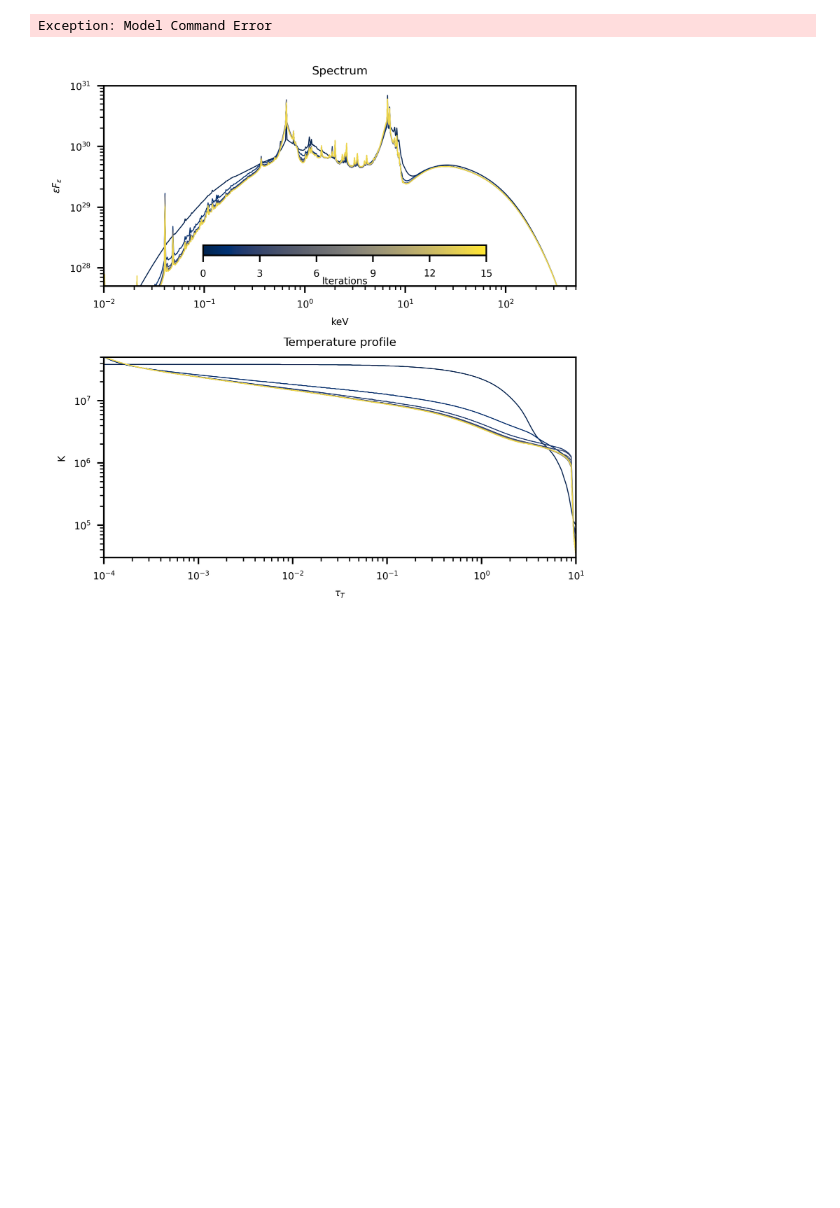
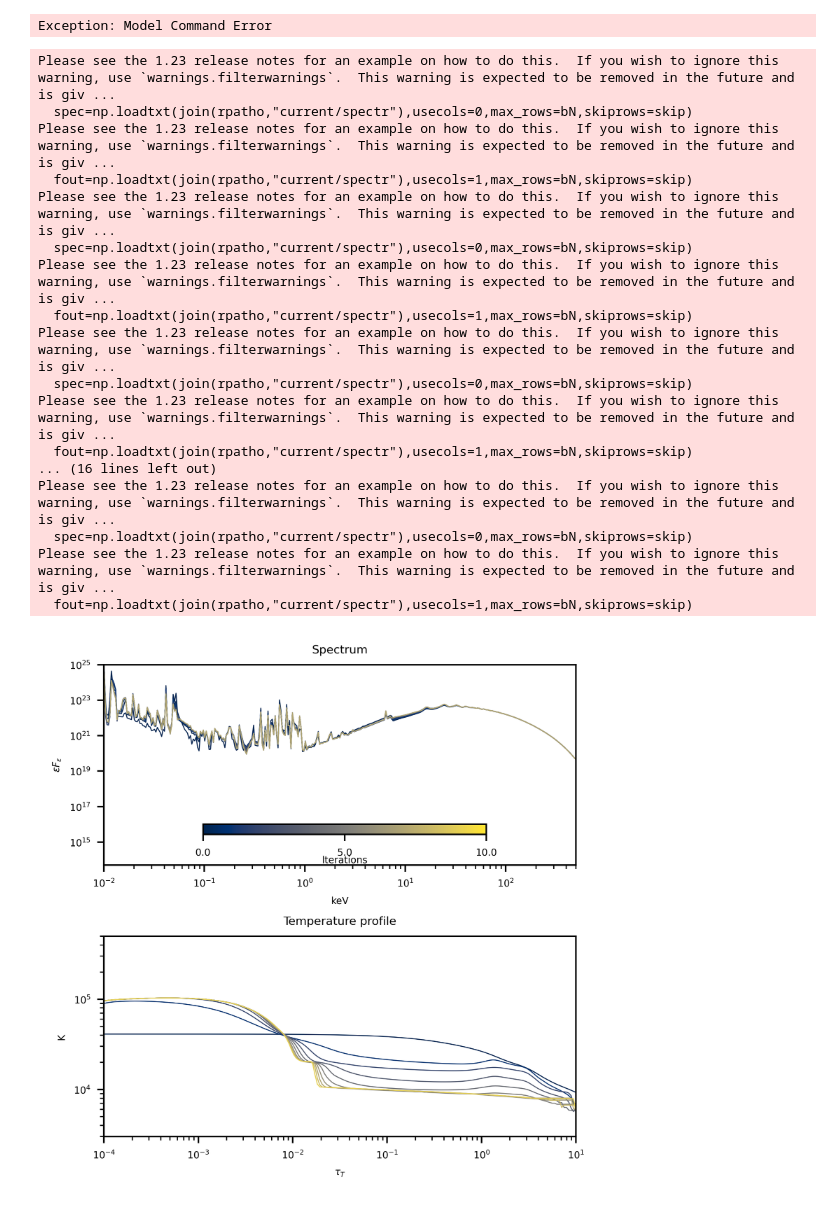
Before and after one commit to yuanzeding/XILLVER_HDtestset, a Jupyter notebook: mytest.ipynb, the cells around one changed output. Saved outputs shown, nothing was run; the diff lists cells and outputs as text; code cells hidden in the pictures; blank space fills up the shorter version.

```diff
--- a/mytest.ipynb
+++ b/mytest.ipynb
@@ -672,10 +1100,11 @@ plt.style.available
 #plt.style.use(["science"])
 cmap = matplotlib.cm.get_cmap('cividis')
 
-datype="n20_logxi_3"
+datype="n15_logxi_1"
 bN=1000
-ixmax=15
-rpatho=join("/disk/bifrost/yuanze/xillver_res/xillver3.5/tbb1",datype+"_bin1000")
+ixmax=10
+#rpatho=join("/disk/bifrost/yuanze/xillver_res/xillver3.5/tbb1",datype+"_re")
+rpatho=join("/disk/bifrost/yuanze/xillver_res/ktbb1",datype)
 eV=1.602e-12
 kb=1.3807e-16
 
@@ -714,35 +1143,52 @@ axins0 = inset_axes(axs[0],
                     bbox_transform=axs[0].transAxes)
 #axins1 = inset_axes(axs[1],
                     #width="60%",  # width = 50% of parent_bbox width
                     #height="5%",  # height : 5%
                     #loc='upper left',
                     #bbox_to_anchor=(0.2,0.0,1,1),
                     #bbox_transform=axs[1].transAxes)
 
-cbar=plt.colorbar(sm, ticks=np.linspace(0,1,6),orientation="horizontal",cax=axins0)
+cbar=plt.colorbar(sm, ticks=np.linspace(0,1,3),orientation="horizontal",cax=axins0)
 cbar.set_label(label="Iterations", labelpad=-1)
-cbar.ax.set_xticklabels(['0','3','6','9','12','15'])
+cbar.ax.set_xticklabels(np.linspace(0,ixmax,3,dtype=str))
 #plt.colorbar(sm, ticks=np.linspace(0,15,5),format='%d',cax=axins1,orientation="horizontal",label="Iterations")
 
 
 #axs[0].legend(fontsize=2)
 #axs[1].legend(fontsize=2)
 axs[0].set_title("Spectrum")
 axs[1].set_title("Temperature profile")
 axs[1].set_xscale("log")
 axs[1].set_yscale("log")
 axs[1].set_xlim([1e-4,10])
-axs[1].set_ylim([3e4,5e7])
+axs[1].set_ylim([3e3,5e5])
 axs[1].set_xlabel(r"$\tau_{T}$")
 axs[1].set_ylabel("K")
 
 axs[0].set_xscale("log")
 axs[0].set_yscale("log")
 axs[0].set_xlabel("keV")
 axs[0].set_ylabel(r"$\epsilon F_{\epsilon}$")
 axs[0].set_xlim([1e-2,500])
-axs[0].set_ylim([5e27,1e31])
+axs[0].set_ylim([5e13,1e25])
 
 fig.tight_layout()
 # %% [output]
+Please see the 1.23 release notes for an example on how to do this.  If you wish to ignore this warning, use `warnings.filterwarnings`.  This warning is expected to be removed in the future and is giv ...
+  spec=np.loadtxt(join(rpatho,"current/spectr"),usecols=0,max_rows=bN,skiprows=skip)
+Please see the 1.23 release notes for an example on how to do this.  If you wish to ignore this warning, use `warnings.filterwarnings`.  This warning is expected to be removed in the future and is giv ...
+  fout=np.loadtxt(join(rpatho,"current/spectr"),usecols=1,max_rows=bN,skiprows=skip)
+Please see the 1.23 release notes for an example on how to do this.  If you wish to ignore this warning, use `warnings.filterwarnings`.  This warning is expected to be removed in the future and is giv ...
+  spec=np.loadtxt(join(rpatho,"current/spectr"),usecols=0,max_rows=bN,skiprows=skip)
+Please see the 1.23 release notes for an example on how to do this.  If you wish to ignore this warning, use `warnings.filterwarnings`.  This warning is expected to be removed in the future and is giv ...
+  fout=np.loadtxt(join(rpatho,"current/spectr"),usecols=1,max_rows=bN,skiprows=skip)
+Please see the 1.23 release notes for an example on how to do this.  If you wish to ignore this warning, use `warnings.filterwarnings`.  This warning is expected to be removed in the future and is giv ...
+  spec=np.loadtxt(join(rpatho,"current/spectr"),usecols=0,max_rows=bN,skiprows=skip)
+Please see the 1.23 release notes for an example on how to do this.  If you wish to ignore this warning, use `warnings.filterwarnings`.  This warning is expected to be removed in the future and is giv ...
+  fout=np.loadtxt(join(rpatho,"current/spectr"),usecols=1,max_rows=bN,skiprows=skip)
+... (16 lines left out)
+Please see the 1.23 release notes for an example on how to do this.  If you wish to ignore this warning, use `warnings.filterwarnings`.  This warning is expected to be removed in the future and is giv ...
+  spec=np.loadtxt(join(rpatho,"current/spectr"),usecols=0,max_rows=bN,skiprows=skip)
+Please see the 1.23 release notes for an example on how to do this.  If you wish to ignore this warning, use `warnings.filterwarnings`.  This warning is expected to be removed in the future and is giv ...
+  fout=np.loadtxt(join(rpatho,"current/spectr"),usecols=1,max_rows=bN,skiprows=skip)
-[figure, old version]
+[figure, new version]
```
Also changed, not shown: parts of 23 cells of this notebook, 3 other files.
